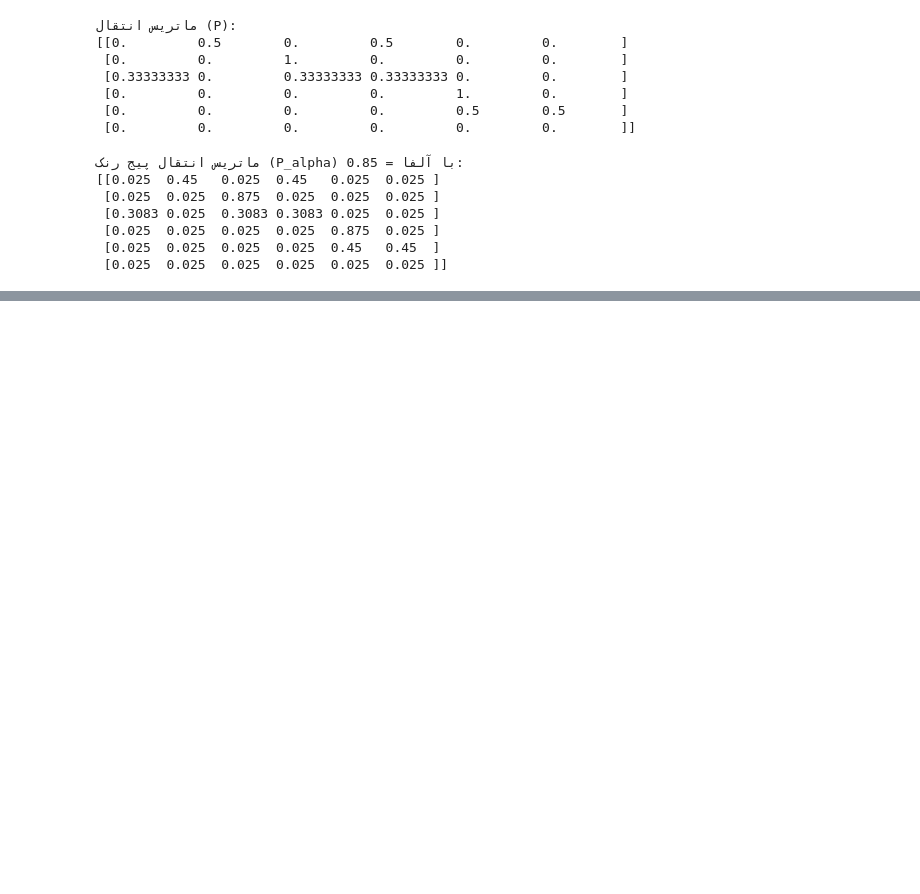
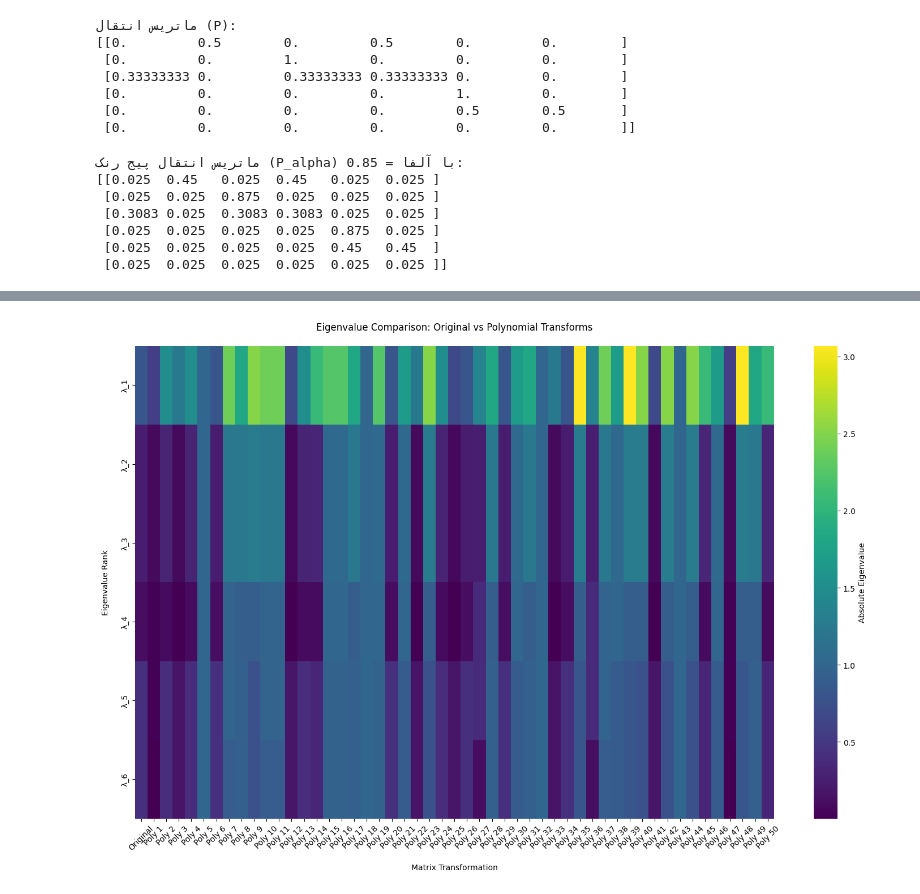
Before and after one commit to AzamChatrAzar/project1, a Jupyter notebook: Graph1.ipynb, the cells around one changed output, grey strips where cells are left out. Cells and saved outputs as stored; diff of their text form; code cells hidden in the pictures; blank space fills up the shorter version.

```diff
--- a/Graph1.ipynb
+++ b/Graph1.ipynb
@@ -261,8 +101,0 @@ for poly in polynomials:
-# %%
-# نمایش نتایج برای 5 چندجمله‌ای اول
-print("قدر مطلق مقادیر ویژه برای 5 چندجمله‌ای اول:\n")
-for i, (poly, evals) in enumerate(zip(polynomials[:5], abs_eigenvalues[:5]), 1):
-    print(f"چندجمله‌ای {i}: {poly}")
-    print("قدر مطلق مقادیر ویژه:", np.round(evals, 4))
-    print("بزرگترین مقدار:", np.round(max(evals), 4))
-    print()
@@ -314,11 +101,0 @@ while len(polynomials_coeffs) < num_polynomials:
-# %%
-# 3. Compute absolute eigenvalues and store in matrix (columns = polynomials)
-abs_eigenvalues_matrix = np.zeros((6, num_polynomials))  # 6 eigenvalues × 50 polynomials
-
-for i, coeffs in enumerate(polynomials_coeffs):
-    # Compute h(P_alpha) for current polynomial
-    hP = evaluate_poly_on_matrix(P_alpha, coeffs)
-
-    # Calculate eigenvalues and take absolute values
-    evals = eigvals(hP)
-    abs_eigenvalues_matrix[:, i] = np.abs(evals)  # Store in column i
@@ -348,0 +107,66 @@ plt.show()
+# %%
+
+
+
+
+# 2. Compute original eigenvalues
+original_evals, _ = eig(P_alpha)
+original_evals = np.sort(original_evals)[::-1]  # Sort descending
+
+# 3. Generate 50 random non-zero polynomials
+def generate_polynomials(num_polys=50, degree=3):
+    polynomials = []
+    while len(polynomials) < num_polys:
+        coeffs = np.random.randint(0, 2, size=degree+1)
+        if np.any(coeffs != 0):  # Ensure at least one non-zero coefficient
+            polynomials.append(coeffs)
+    return polynomials
+
+polynomials = generate_polynomials()
+
+# 4. Compute eigenvalues for all h(P_alpha)
+all_eigenvalues = []
+for i, coeffs in enumerate(polynomials):
+    try:
+        # Build h(P_alpha) matrix
+        hP = sum(c * np.linalg.matrix_power(P_alpha, p)
+                 for p, c in enumerate(coeffs) if c != 0)
+
+        # Ensure hP is at least 2D
+        if np.isscalar(hP):
+            hP = np.array([[hP]])
+
+        evals, _ = eig(hP)
+        all_eigenvalues.append(np.sort(evals)[::-1])  # Sort descending
+
+    except Exception as e:
+        print(f"Error with polynomial {i+1} ({coeffs}): {str(e)}")
+        all_eigenvalues.append(np.zeros_like(original_evals))  # Fallback
+
+# 5. Prepare data for heatmap
+eigen_matrix = np.array([original_evals] + all_eigenvalues)
+
+# 6. Create heatmap
+plt.figure(figsize=(15, 10))
+sns.heatmap(
+    np.abs(eigen_matrix.T),
+    cmap="viridis",
+    annot=False,
+    yticklabels=[f"λ_{i+1}" for i in range(6)],
+    xticklabels=["Original"] + [f"Poly {i+1}" for i in range(50)],
+    cbar_kws={'label': 'Absolute Eigenvalue'}
+)
+plt.title("Eigenvalue Comparison: Original vs Polynomial Transforms", pad=20)
+plt.xlabel("Matrix Transformation", labelpad=15)
+plt.ylabel("Eigenvalue Rank", labelpad=15)
+plt.xticks(rotation=45)
+plt.tight_layout()
+plt.show()
+
+# 7. Statistical comparison
+print("\nEigenvalue Stability Analysis:")
+print(f"Original λ_max: {np.max(np.abs(original_evals)):.4f}")
+print(f"Average transformed λ_max: {np.mean([np.max(np.abs(evals)) for evals in all_eigenvalues]):.4f}")
+print(f"Max deviation: {np.max(np.abs(eigen_matrix[1:] - original_evals)):.4f}")
+# %% [output]
+[figure, added]
```
Also changed, not shown: parts of 14 cells of this notebook.
